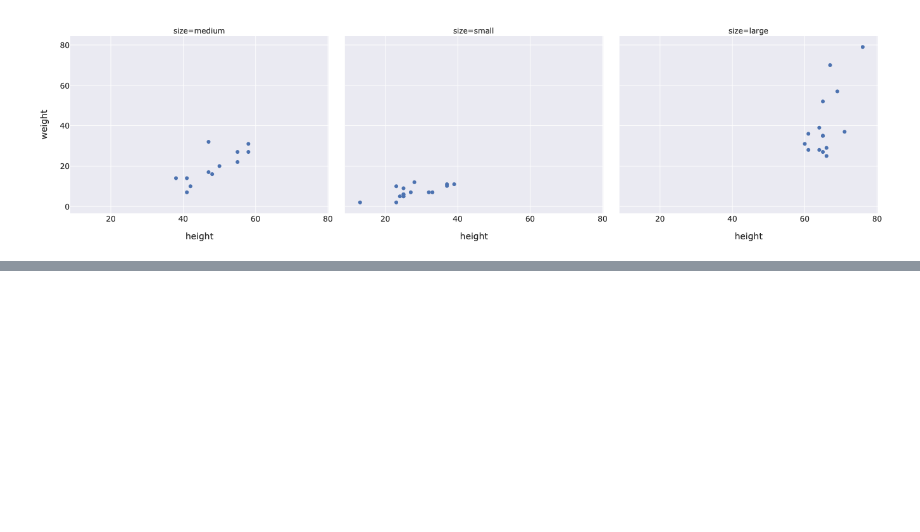
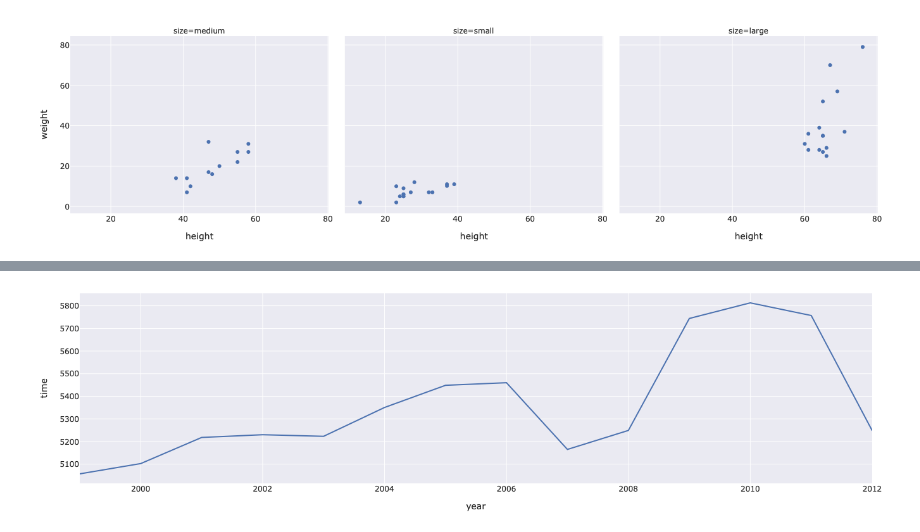
Before and after one commit to shirleytemples/data_science_techniques, a Jupyter notebook: Desktop/Data100/viz_plotly.ipynb, the cells around one changed output, grey strips where cells are left out. Saved outputs shown, nothing was run; the diff lists cells and outputs as text; code cells hidden in the pictures; blank space fills up the shorter version.

```diff
--- a/Desktop/Data100/viz_plotly.ipynb
+++ b/Desktop/Data100/viz_plotly.ipynb
@@ -123,0 +166,4 @@ fig
+# %%
+run = pd.read_csv('data/cherryBlossomMen.csv')
+medians = run.groupby('year')[['time']].median().reset_index()
+medians
@@ -123,0 +180,6 @@ fig
+# %%
+# x and y are names of columns in the input dataframe
+px.line(medians, x='year', y='time',
+        width=350, height=250)
+# %% [output]
+[figure, added]
```
Also changed, not shown: parts of 21 cells of this notebook.
